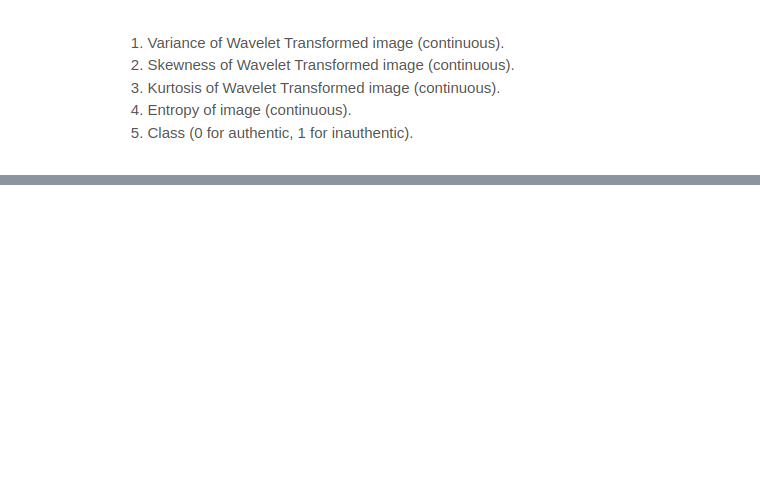
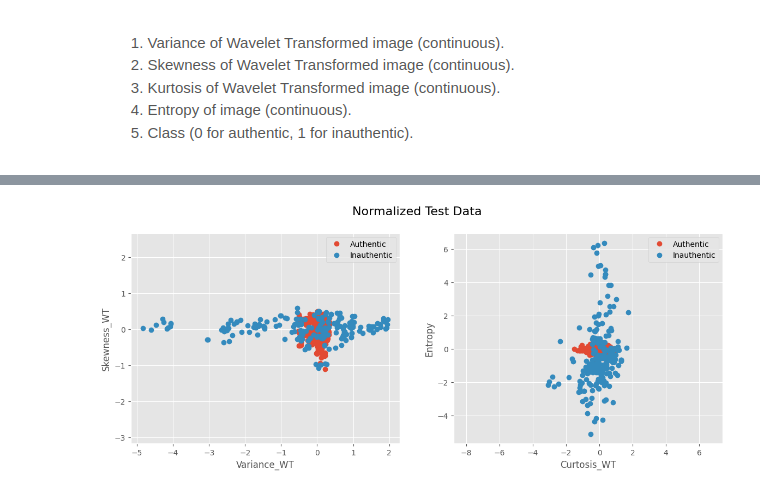
Before and after one commit to aai-institute/USFlows, a Jupyter notebook: examples/BankNoteDatasetExample.ipynb, the cells around one changed output, grey strips where cells are left out. Drawn from its saved outputs; the diff is of its cells as text; code cells hidden in the pictures; blank space fills up the shorter version.

```diff
--- a/examples/BankNoteDatasetExample.ipynb
+++ b/examples/BankNoteDatasetExample.ipynb
@@ -65,8 +98,10 @@ banknote_dataset.plotting_data(data_authentic=X_test_authentic, data_inauthentic
 # %%
 res_auth, jac_auth = authentic_flow.forward(torch.tensor(np.float32(X_test_authentic), device=DEVICE))
 res_auth = res_auth.data.cpu().numpy()
 
 res_inauth, jac_inauth = inauthentic_flow.forward(torch.tensor(np.float32(X_test_inauthentic), device=DEVICE))
 res_inauth = res_inauth.data.cpu().numpy()
 
-banknote_dataset.plotting_data(data_authentic=res_auth, data_inauthentic=res_inauth)
+banknote_dataset.plotting_data(data_authentic=res_auth, data_inauthentic=res_inauth, title="Normalized Test Data")
+# %% [output]
+[figure, added]
```
Also changed, not shown: parts of 15 cells of this notebook, 3 other files.
